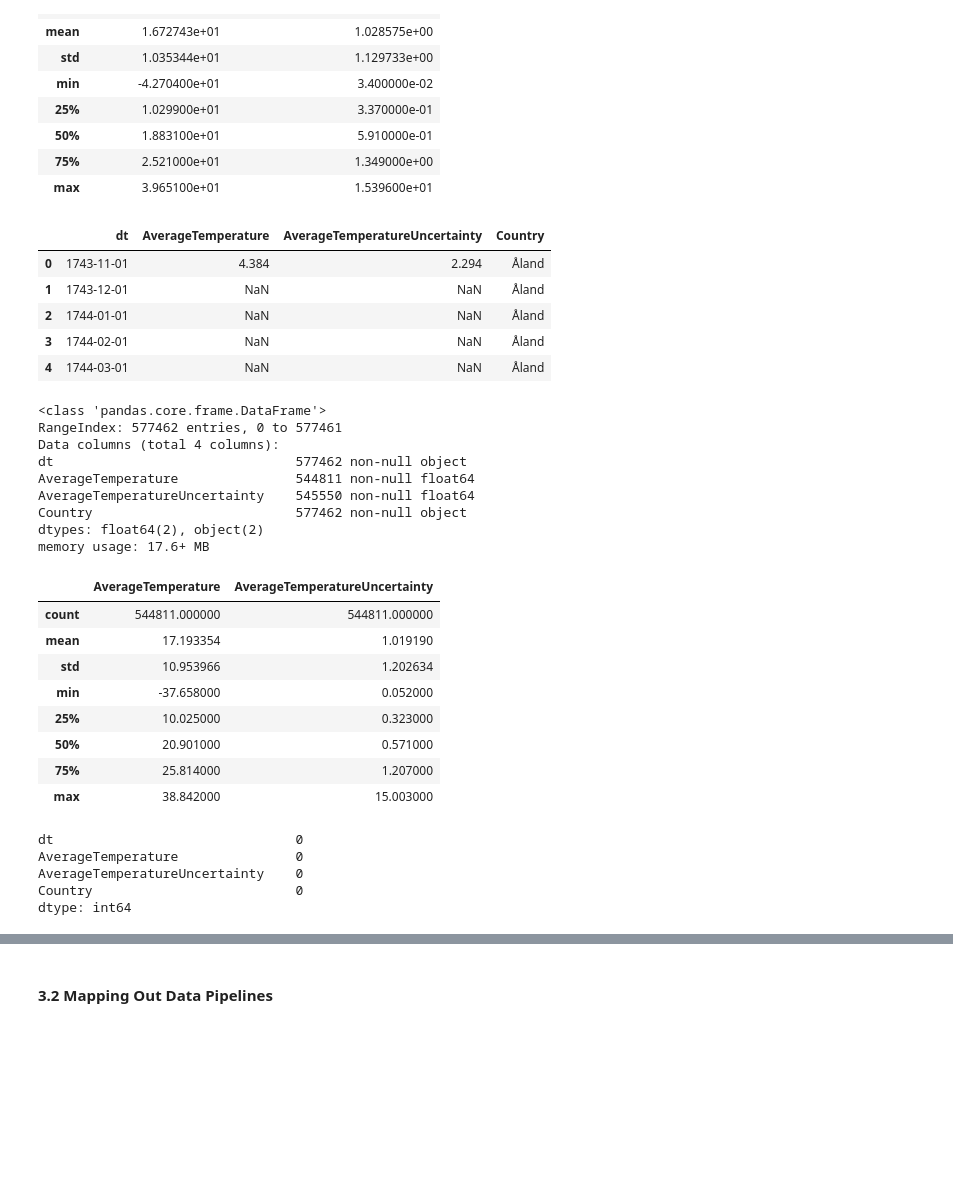
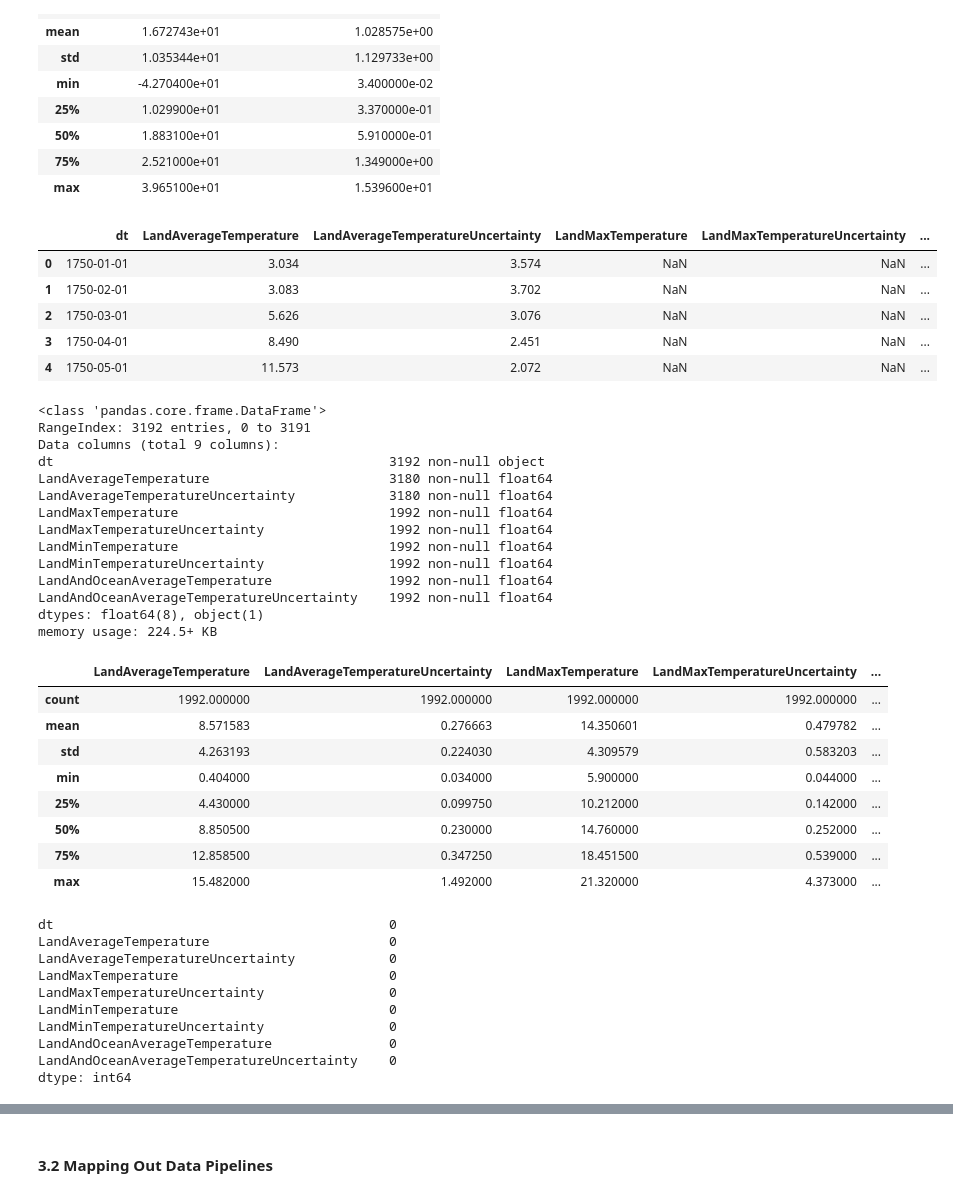
Before and after one commit to polarbeargo/Data-Engineering-Capstone-Project, a Jupyter notebook: Capstone Project Template.ipynb, the cells around one changed output, grey strips where cells are left out. Cells and saved outputs as stored; diff of their text form; code cells hidden in the pictures; blank space fills up the shorter version.

```diff
--- a/Capstone Project Template.ipynb
+++ b/Capstone Project Template.ipynb
@@ -108,46 +106,56 @@ df.to_csv("cleanData/clean_GlobalLandTemperaturesByCity.csv", index=False)
 # %%
-file_name = 'GlobalLandTemperaturesByCountry.csv'
-df_by_country = pd.read_csv(file_name)
-df_by_country.head()
+file_name = 'GlobalTemperatures.csv'
+df_temp = pd.read_csv(file_name)
+df_temp.head()
 # %% [output]
-|  | dt | AverageTemperature | AverageTemperatureUncertainty | Country |
-| 0 | 1743-11-01 | 4.384 | 2.294 | Åland |
-| 1 | 1743-12-01 | NaN | NaN | Åland |
-| 2 | 1744-01-01 | NaN | NaN | Åland |
-| 3 | 1744-02-01 | NaN | NaN | Åland |
-| 4 | 1744-03-01 | NaN | NaN | Åland |
+|  | dt | LandAverageTemperature | LandAverageTemperatureUncertainty | LandMaxTemperature | LandMaxTemperatureUncertainty | ... |
+| 0 | 1750-01-01 | 3.034 | 3.574 | NaN | NaN | ... |
+| 1 | 1750-02-01 | 3.083 | 3.702 | NaN | NaN | ... |
+| 2 | 1750-03-01 | 5.626 | 3.076 | NaN | NaN | ... |
+| 3 | 1750-04-01 | 8.490 | 2.451 | NaN | NaN | ... |
+| 4 | 1750-05-01 | 11.573 | 2.072 | NaN | NaN | ... |
 # %%
-df_by_country.info()
+df_temp.info()
 # %% [output]
 <class 'pandas.core.frame.DataFrame'>
-RangeIndex: 577462 entries, 0 to 577461
-Data columns (total 4 columns):
-dt                               577462 non-null object
-AverageTemperature               544811 non-null float64
-AverageTemperatureUncertainty    545550 non-null float64
-Country                          577462 non-null object
-dtypes: float64(2), object(2)
-memory usage: 17.6+ MB
+RangeIndex: 3192 entries, 0 to 3191
+Data columns (total 9 columns):
+dt                                           3192 non-null object
+LandAverageTemperature                       3180 non-null float64
+LandAverageTemperatureUncertainty            3180 non-null float64
+LandMaxTemperature                           1992 non-null float64
+LandMaxTemperatureUncertainty                1992 non-null float64
+LandMinTemperature                           1992 non-null float64
+LandMinTemperatureUncertainty                1992 non-null float64
+LandAndOceanAverageTemperature               1992 non-null float64
+LandAndOceanAverageTemperatureUncertainty    1992 non-null float64
+dtypes: float64(8), object(1)
+memory usage: 224.5+ KB
 # %%
-df_by_country.dropna(inplace=True)
-df_by_country.describe()
+df_temp.dropna(inplace=True)
+df_temp.describe()
 # %% [output]
-|  | AverageTemperature | AverageTemperatureUncertainty |
-| count | 544811.000000 | 544811.000000 |
-| mean | 17.193354 | 1.019190 |
-| std | 10.953966 | 1.202634 |
-| min | -37.658000 | 0.052000 |
-| 25% | 10.025000 | 0.323000 |
-| 50% | 20.901000 | 0.571000 |
-| 75% | 25.814000 | 1.207000 |
-| max | 38.842000 | 15.003000 |
+|  | LandAverageTemperature | LandAverageTemperatureUncertainty | LandMaxTemperature | LandMaxTemperatureUncertainty | ... |
+| count | 1992.000000 | 1992.000000 | 1992.000000 | 1992.000000 | ... |
+| mean | 8.571583 | 0.276663 | 14.350601 | 0.479782 | ... |
+| std | 4.263193 | 0.224030 | 4.309579 | 0.583203 | ... |
+| min | 0.404000 | 0.034000 | 5.900000 | 0.044000 | ... |
+| 25% | 4.430000 | 0.099750 | 10.212000 | 0.142000 | ... |
+| 50% | 8.850500 | 0.230000 | 14.760000 | 0.252000 | ... |
+| 75% | 12.858500 | 0.347250 | 18.451500 | 0.539000 | ... |
+| max | 15.482000 | 1.492000 | 21.320000 | 4.373000 | ... |
 # %%
-df_by_country.isna().sum()
+df_temp.isna().sum()
 # %% [output]
-dt                               0
-AverageTemperature               0
-AverageTemperatureUncertainty    0
-Country                          0
+dt                                           0
+LandAverageTemperature                       0
+LandAverageTemperatureUncertainty            0
+LandMaxTemperature                           0
+LandMaxTemperatureUncertainty                0
+LandMinTemperature                           0
+LandMinTemperatureUncertainty                0
+LandAndOceanAverageTemperature               0
+LandAndOceanAverageTemperatureUncertainty    0
 dtype: int64
 # %% [markdown]
 ### Step 3: Define the Data Model
```
Also changed, not shown: parts of 26 cells of this notebook.
